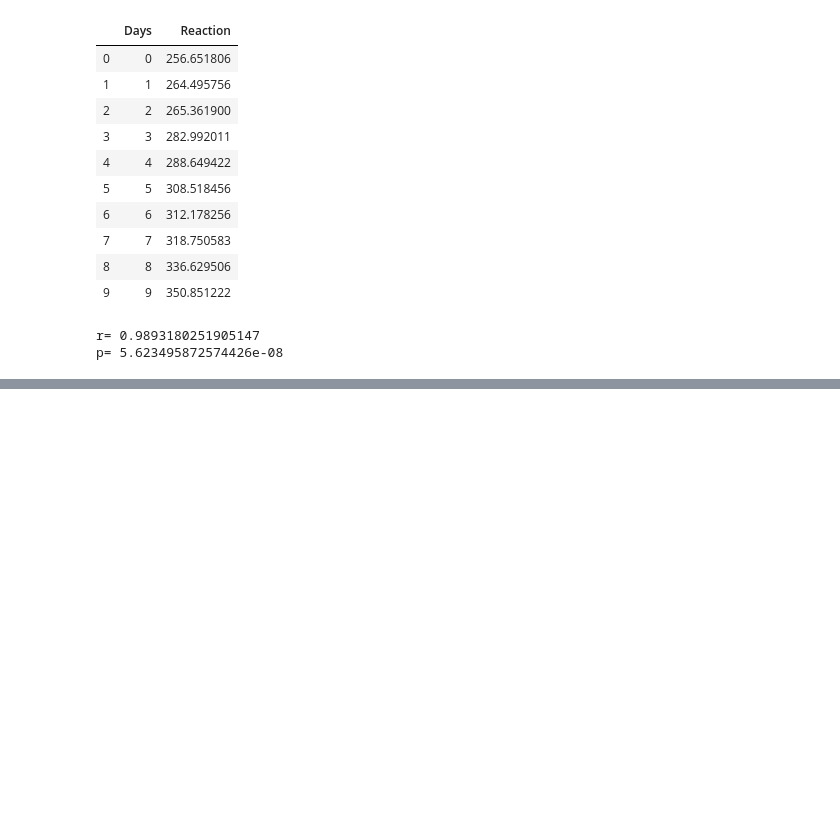
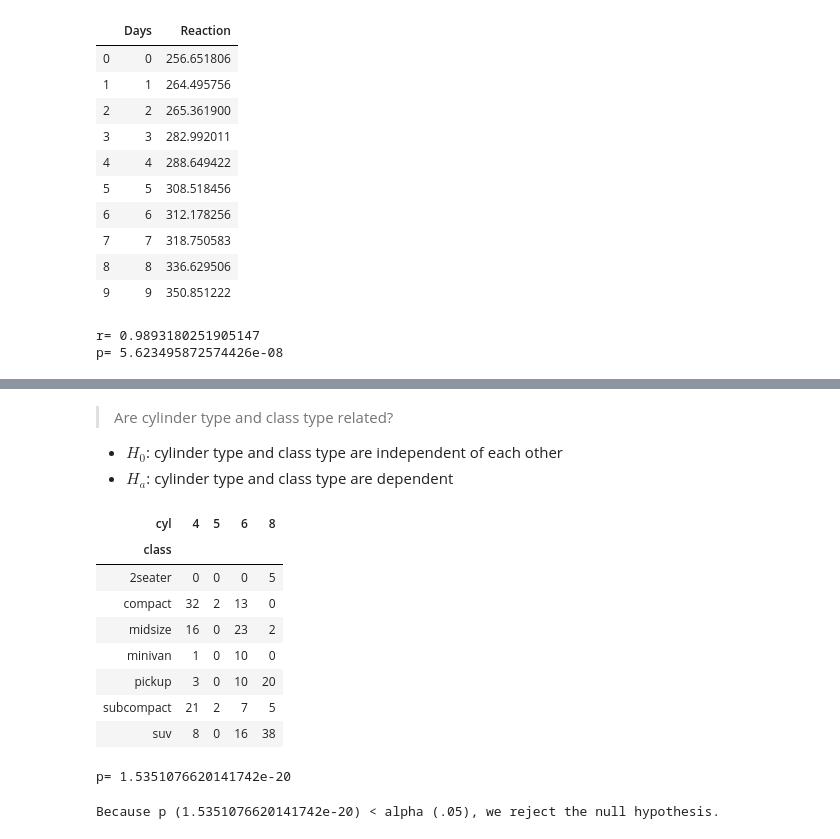
Before and after one commit to allenjiang666/statistics-exercises, a Jupyter notebook: hypothesis_testing.ipynb, the cells around one changed output, grey strips where cells are left out. Drawn from its saved outputs; the diff is of its cells as text; code cells hidden in the pictures; blank space fills up the shorter version.

```diff
--- a/hypothesis_testing.ipynb
+++ b/hypothesis_testing.ipynb
@@ -511,0 +559,3 @@ p= 5.623495872574426e-08
+# %%
+mpg = data('mpg')
+mpg.head()
@@ -511,0 +569,30 @@ p= 5.623495872574426e-08
+# %% [markdown]
+> Are cylinder type and class type related?
+
+- $H_0$: cylinder type and class type are independent of each other
+- $H_a$: cylinder type and class type are dependent
+# %%
+ctab = pd.crosstab(mpg['class'], mpg.cyl)
+ctab
+# %% [output]
+| cyl | 4 | 5 | 6 | 8 |
+| class |  |  |  |  |
+| 2seater | 0 | 0 | 0 | 5 |
+| compact | 32 | 2 | 13 | 0 |
+| midsize | 16 | 0 | 23 | 2 |
+| minivan | 1 | 0 | 10 | 0 |
+| pickup | 3 | 0 | 10 | 20 |
+| subcompact | 21 | 2 | 7 | 5 |
+| suv | 8 | 0 | 16 | 38 |
+# %%
+# chi2_contingency gives us several values back
+chi2, p, degf, expected = stats.chi2_contingency(ctab)
+print('p=', p)
+# %% [output]
+p= 1.5351076620141742e-20
+# %%
+print(f'''
+Because p ({p}) < alpha (.05), we reject the null hypothesis.
+''')
+# %% [output]
+Because p (1.5351076620141742e-20) < alpha (.05), we reject the null hypothesis.
```
Also changed, not shown: parts of 25 cells of this notebook.
